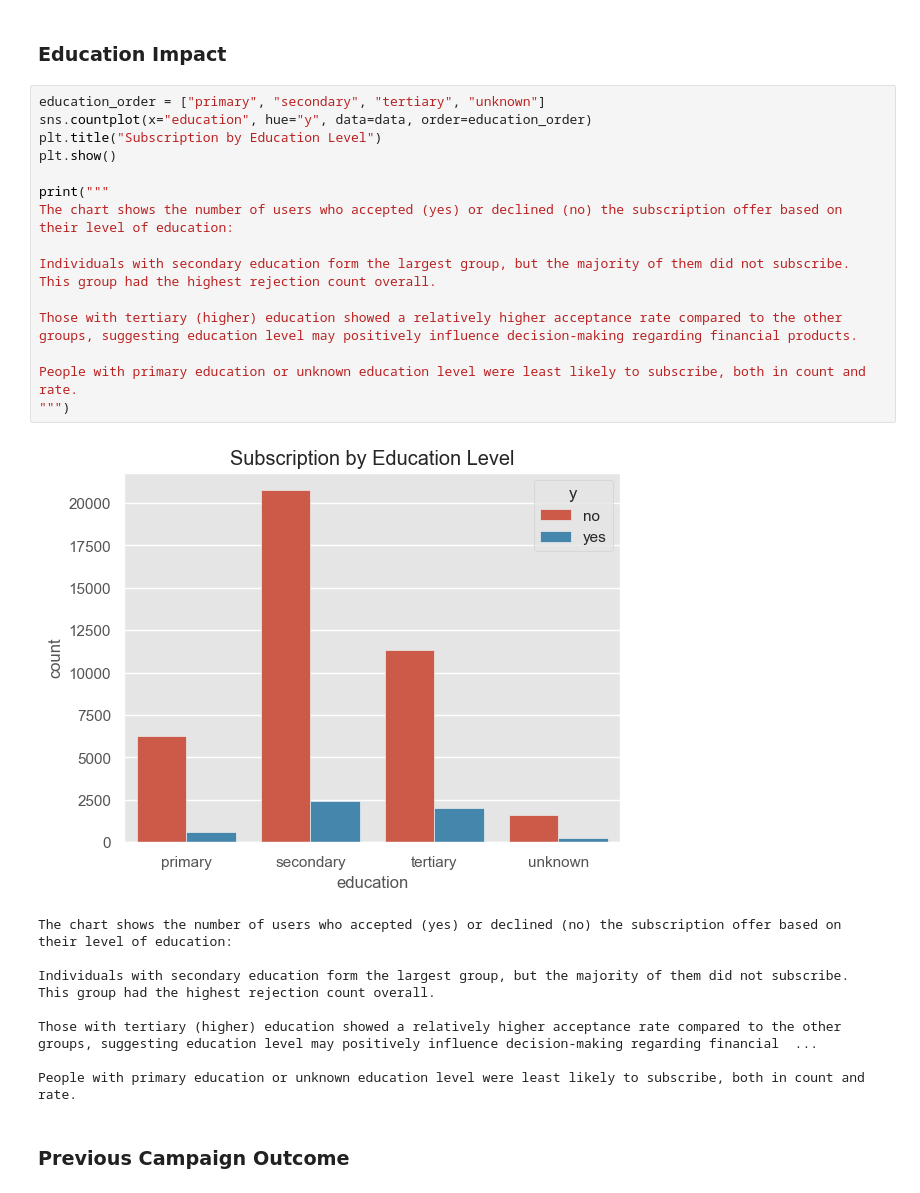
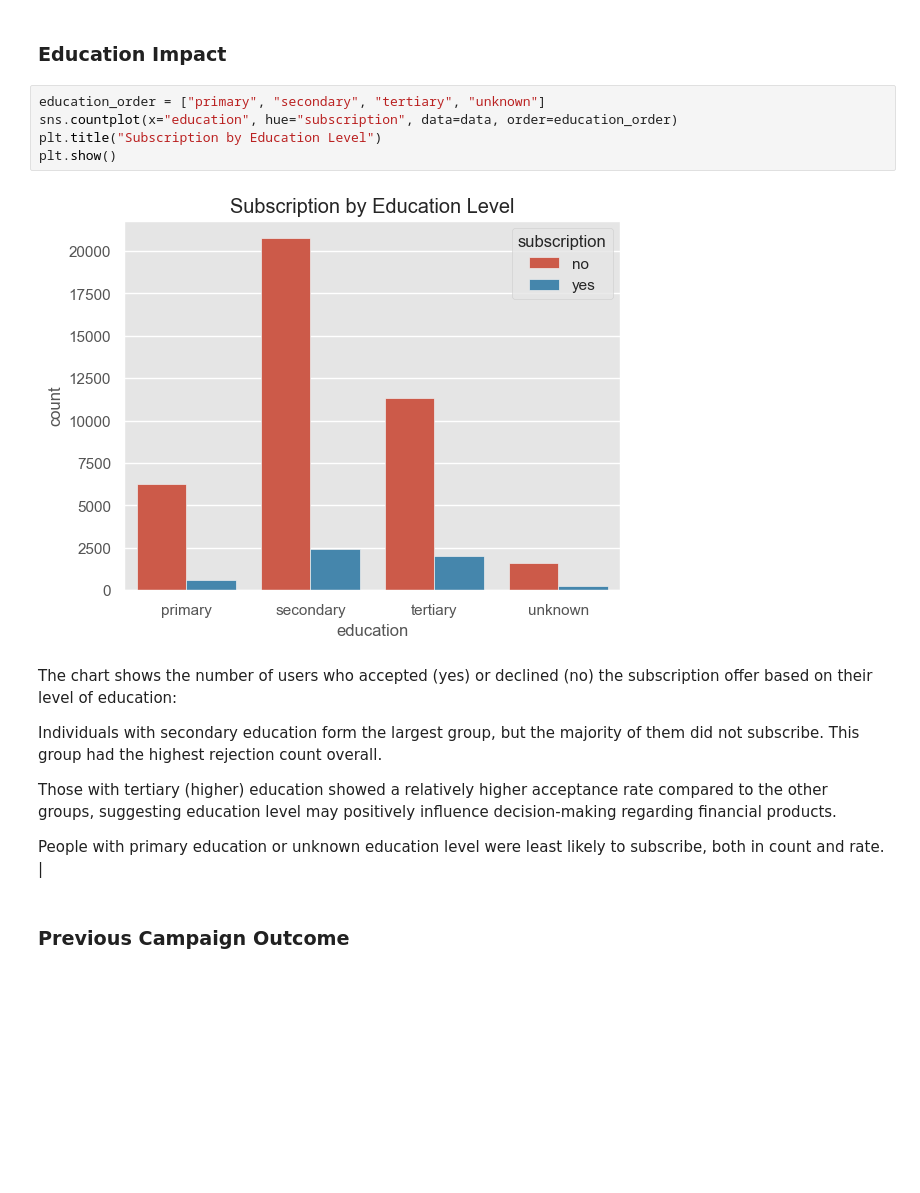
Before and after one commit to JohnEvansOkyere/bank-subscription-prediction, a Jupyter notebook: notebook/01_eda.ipynb, the cells around one changed output. Saved outputs shown, nothing was run; the diff lists cells and outputs as text; blank space fills up the shorter version.

```diff
--- a/notebook/01_eda.ipynb
+++ b/notebook/01_eda.ipynb
@@ -204,28 +336,21 @@ Jobs like admin, technician, and management fall somewhere in the middle but sti
 ### Education Impact
 # %%
 education_order = ["primary", "secondary", "tertiary", "unknown"]
-sns.countplot(x="education", hue="y", data=data, order=education_order)
+sns.countplot(x="education", hue="subscription", data=data, order=education_order)
 plt.title("Subscription by Education Level")
 plt.show()
-
-print("""
-The chart shows the number of users who accepted (yes) or declined (no) the subscription offer based on their level of education:
-
-Individuals with secondary education form the largest group, but the majority of them did not subscribe. This group had the highest rejection count overall.
-
-Those with tertiary (higher) education showed a relatively higher acceptance rate compared to the other groups, suggesting education level may positively influence decision-making regarding financial products.
-
-People with primary education or unknown education level were least likely to subscribe, both in count and rate.
-""")
 # %% [output]
-[figure, old version]
+[figure, new version]
-The chart shows the number of users who accepted (yes) or declined (no) the subscription offer based on their level of education:
-
-Individuals with secondary education form the largest group, but the majority of them did not subscribe. This group had the highest rejection count overall.
-
-Those with tertiary (higher) education showed a relatively higher acceptance rate compared to the other groups, suggesting education level may positively influence decision-making regarding financial  ...
-
-People with primary education or unknown education level were least likely to subscribe, both in count and rate.
+# %% [markdown]
+
+The chart shows the number of users who accepted (yes) or declined (no) the subscription offer based on their level of education:
+
+Individuals with secondary education form the largest group, but the majority of them did not subscribe. This group had the highest rejection count overall.
+
+Those with tertiary (higher) education showed a relatively higher acceptance rate compared to the other groups, suggesting education level may positively influence decision-making regarding financial products.
+
+People with primary education or unknown education level were least likely to subscribe, both in count and rate.
+|
 # %% [markdown]
 ### Previous Campaign Outcome
 # %%
```
Also changed, not shown: parts of 38 cells of this notebook, 9 other files.
